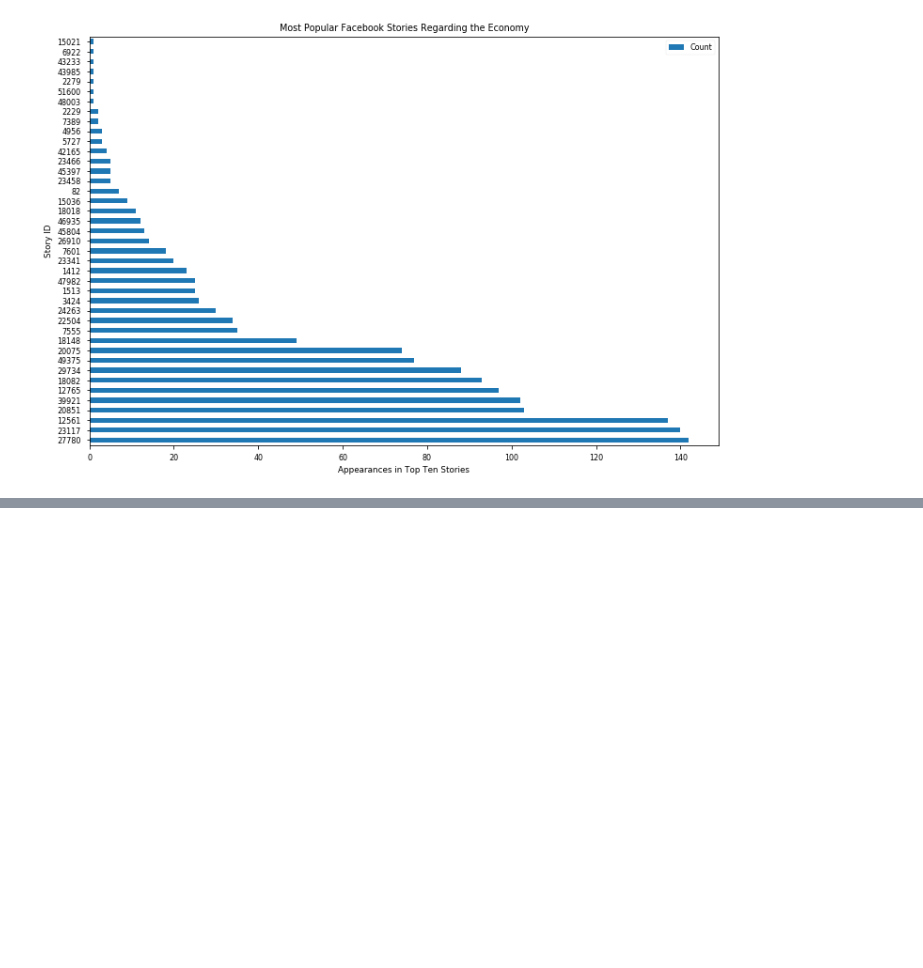
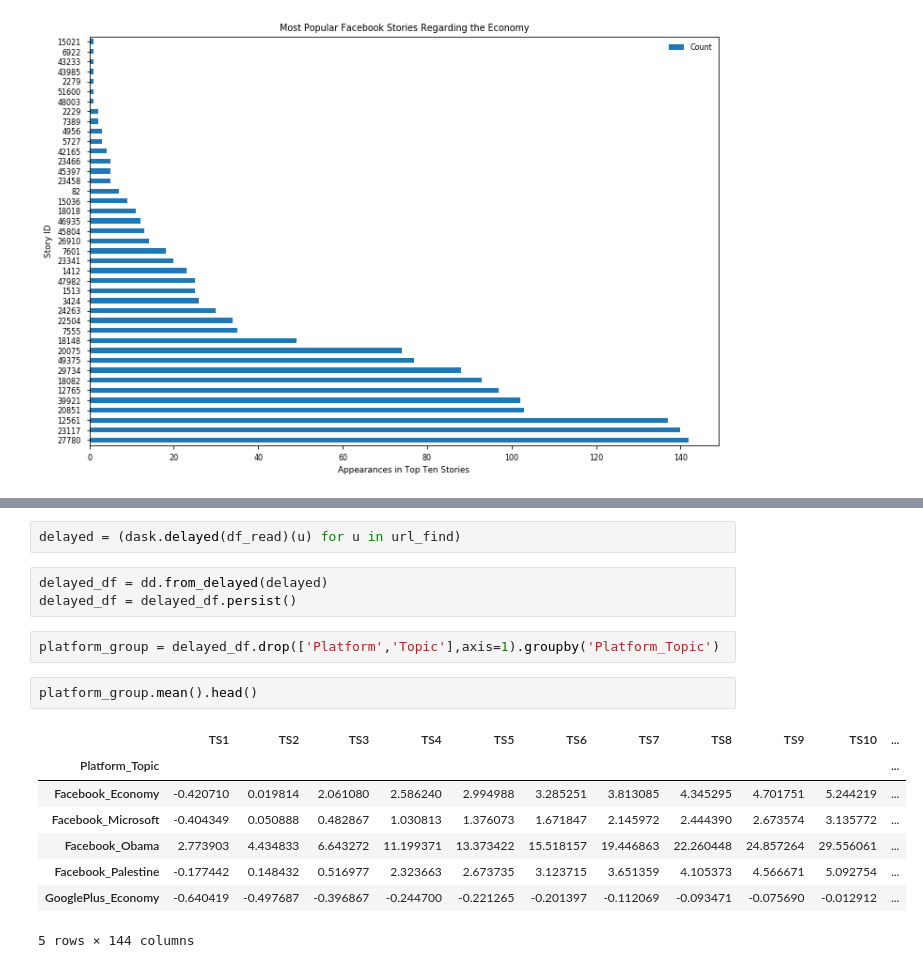
Before and after one commit to MichaelNormandyGavin/Viral_News, a Jupyter notebook: News Popularity Analysis.ipynb, the cells around one changed output, grey strips where cells are left out. Saved outputs shown, nothing was run; the diff lists cells and outputs as text; blank space fills up the shorter version.

```diff
--- a/News Popularity Analysis.ipynb
+++ b/News Popularity Analysis.ipynb
@@ -76,0 +119,18 @@ plt.show()
+# %%
+delayed = (dask.delayed(df_read)(u) for u in url_find)
+# %%
+delayed_df = dd.from_delayed(delayed)
+delayed_df = delayed_df.persist()
+# %%
+platform_group = delayed_df.drop(['Platform','Topic'],axis=1).groupby('Platform_Topic')
+# %%
+platform_group.mean().head()
+# %% [output]
+|  | TS1 | TS2 | TS3 | TS4 | TS5 | TS6 | TS7 | TS8 | TS9 | TS10 | ... |
+| Platform_Topic |  |  |  |  |  |  |  |  |  |  | ... |
+| Facebook_Economy | -0.420710 | 0.019814 | 2.061080 | 2.586240 | 2.994988 | 3.285251 | 3.813085 | 4.345295 | 4.701751 | 5.244219 | ... |
+| Facebook_Microsoft | -0.404349 | 0.050888 | 0.482867 | 1.030813 | 1.376073 | 1.671847 | 2.145972 | 2.444390 | 2.673574 | 3.135772 | ... |
+| Facebook_Obama | 2.773903 | 4.434833 | 6.643272 | 11.199371 | 13.373422 | 15.518157 | 19.446863 | 22.260448 | 24.857264 | 29.556061 | ... |
+| Facebook_Palestine | -0.177442 | 0.148432 | 0.516977 | 2.323663 | 2.673735 | 3.123715 | 3.651359 | 4.105373 | 4.566671 | 5.092754 | ... |
+| GooglePlus_Economy | -0.640419 | -0.497687 | -0.396867 | -0.244700 | -0.221265 | -0.201397 | -0.112069 | -0.093471 | -0.075690 | -0.012912 | ... |
+5 rows × 144 columns
```
Also changed, not shown: parts of 22 cells of this notebook.
